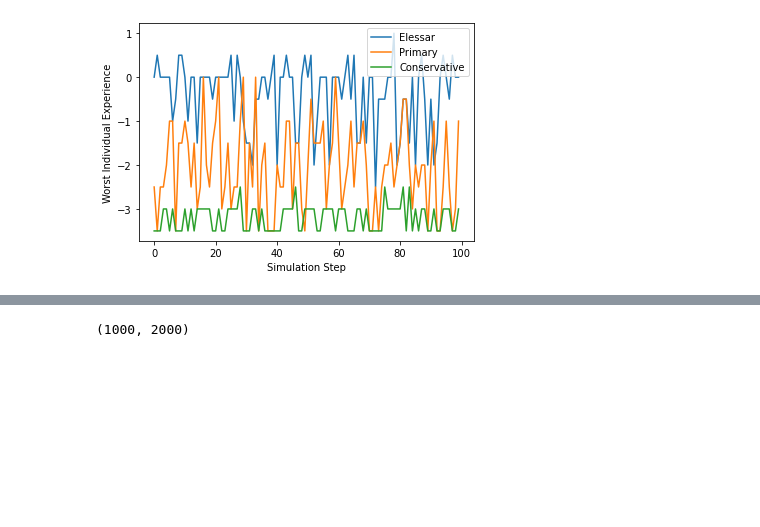
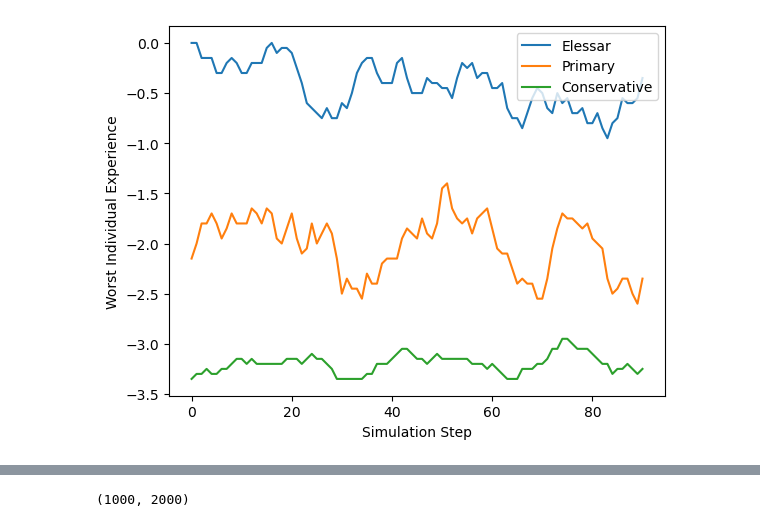
Before and after one commit to tianhuolincheng/GraduationProject, a Jupyter notebook: plot/Plots.ipynb, the cells around one changed output, grey strips where cells are left out. Cells and saved outputs as stored; diff of their text form; code cells hidden in the pictures; blank space fills up the shorter version.

```diff
--- a/plot/Plots.ipynb
+++ b/plot/Plots.ipynb
@@ -43,5 +50,5 @@ elessar_mean = np.mean(elessar_float, axis=0)
 primary_mean = np.mean(primary_float, axis=0)
 conservative_mean = np.mean(conservative_float, axis=0)
 # %%
-xx = np.arange(100)
+xx = np.arange(91)
 # %%
@@ -59,16 +68,16 @@ elessar_worst = np.min(elessar_float, axis=0)
 primary_worst = np.min(primary_float, axis=0)
 conservative_worst = np.min(conservative_float, axis=0)
 # %%
-xx = np.arange(100)
-plt.plot(xx, elessar_worst[:100], label="Elessar")
-plt.plot(xx, primary_worst[:100], label="Primary")
-plt.plot(xx, conservative_worst[:100], label="Conservative")
+plt.plot(xx, np.convolve(elessar_worst[:100], np.ones(10)/10, mode='valid'), label="Elessar")
+plt.plot(xx, np.convolve(primary_worst[:100], np.ones(10)/10, mode='valid'), label="Primary")
+plt.plot(xx, np.convolve(conservative_worst[:100], np.ones(10)/10, mode='valid'), label="Conservative")
+
 plt.xlabel("Simulation Step")
 plt.ylabel("Worst Individual Experience")
 plt.legend()
 plt.savefig("worst_line.png", dpi=300, bbox_inches='tight')
 # %% [output]
-[figure, old version]
+[figure, new version]
 # %%
 elessar_best = np.max(elessar_float, axis=0)
 primary_best = np.max(primary_float, axis=0)
```
Also changed, not shown: parts of 9 cells of this notebook, 24 other files.
